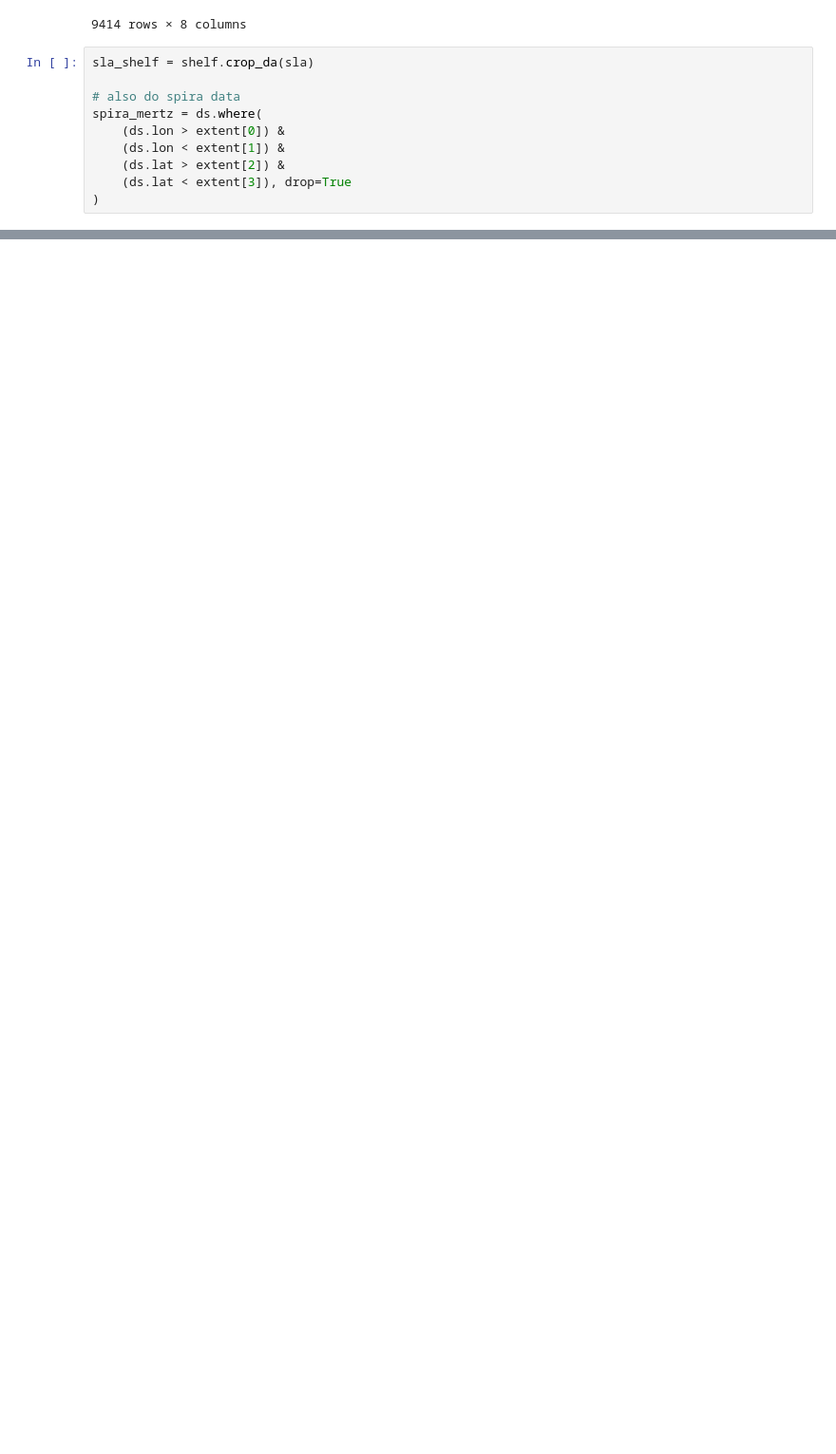
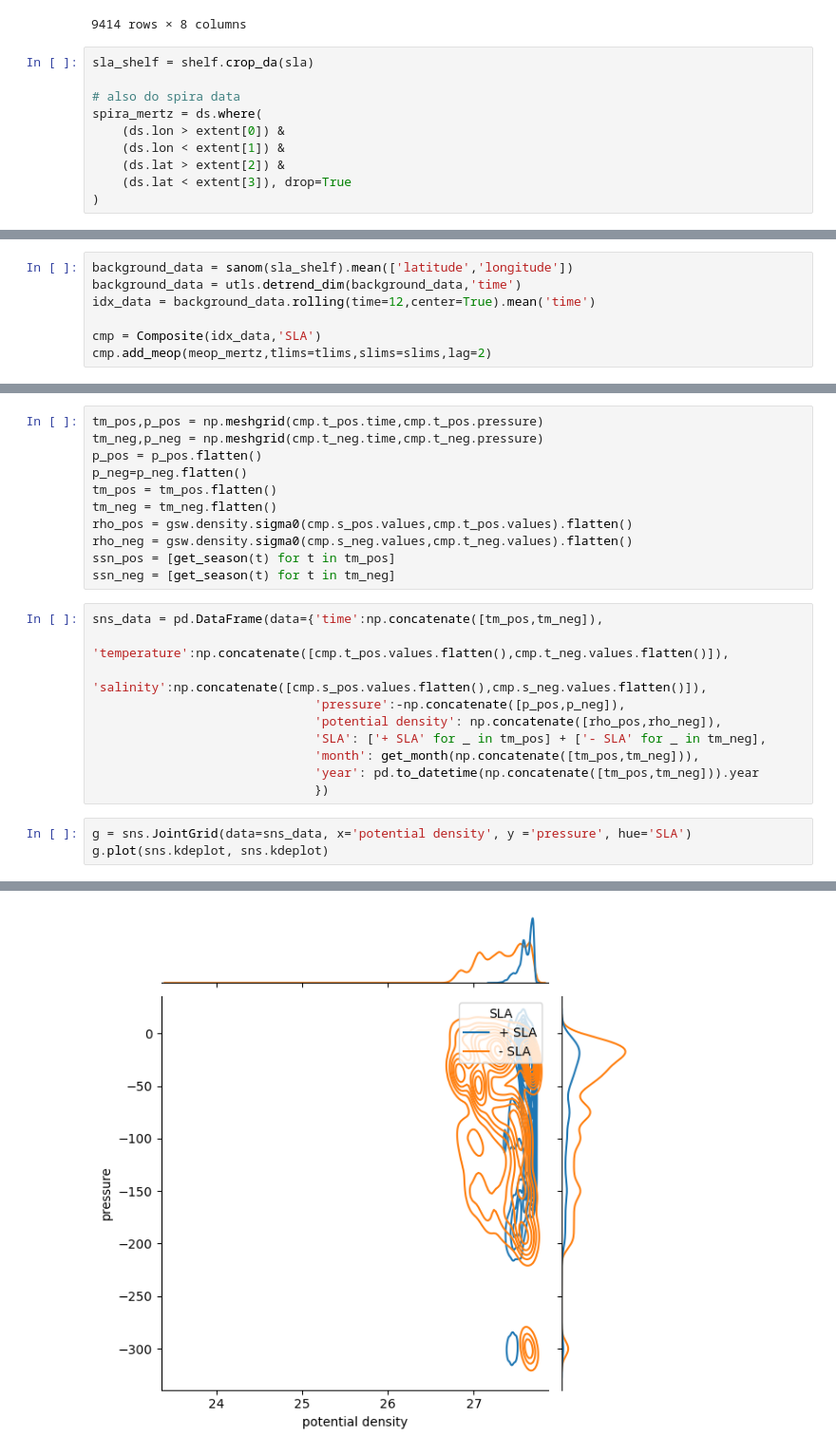
Before and after one commit to eejco/thesis_c3, a Jupyter notebook: composite.ipynb, the cells around one changed output, grey strips where cells are left out. Shown at 95% size. Cells and saved outputs as stored; diff of their text form; blank space fills up the shorter version.

```diff
--- a/composite.ipynb
+++ b/composite.ipynb
@@ -225,0 +246,7 @@ plt.tight_layout()
+# %%
+background_data = sanom(sla_shelf).mean(['latitude','longitude'])
+background_data = utls.detrend_dim(background_data,'time')
+idx_data = background_data.rolling(time=12,center=True).mean('time')
+
+cmp = Composite(idx_data,'SLA')
+cmp.add_meop(meop_mertz,tlims=tlims,slims=slims,lag=2)
@@ -225,0 +260,25 @@ plt.tight_layout()
+# %%
+tm_pos,p_pos = np.meshgrid(cmp.t_pos.time,cmp.t_pos.pressure)
+tm_neg,p_neg = np.meshgrid(cmp.t_neg.time,cmp.t_neg.pressure)
+p_pos = p_pos.flatten()
+p_neg=p_neg.flatten()
+tm_pos = tm_pos.flatten()
+tm_neg = tm_neg.flatten()
+rho_pos = gsw.density.sigma0(cmp.s_pos.values,cmp.t_pos.values).flatten()
+rho_neg = gsw.density.sigma0(cmp.s_neg.values,cmp.t_neg.values).flatten()
+ssn_pos = [get_season(t) for t in tm_pos]
+ssn_neg = [get_season(t) for t in tm_neg]
+# %%
+sns_data = pd.DataFrame(data={'time':np.concatenate([tm_pos,tm_neg]),
+                              'temperature':np.concatenate([cmp.t_pos.values.flatten(),cmp.t_neg.values.flatten()]),
+                              'salinity':np.concatenate([cmp.s_pos.values.flatten(),cmp.s_neg.values.flatten()]),
+                              'pressure':-np.concatenate([p_pos,p_neg]),
+                              'potential density': np.concatenate([rho_pos,rho_neg]),
+                              'SLA': ['+ SLA' for _ in tm_pos] + ['- SLA' for _ in tm_neg],
+                              'month': get_month(np.concatenate([tm_pos,tm_neg])),
+                              'year': pd.to_datetime(np.concatenate([tm_pos,tm_neg])).year
+                              })
+# %%
+g = sns.JointGrid(data=sns_data, x='potential density', y ='pressure', hue='SLA')
+g.plot(sns.kdeplot, sns.kdeplot)
+# %% [output]
@@ -225,0 +286 @@ plt.tight_layout()
+[figure, added]
```
Also changed, not shown: parts of 18 cells of this notebook, 2 other files.
